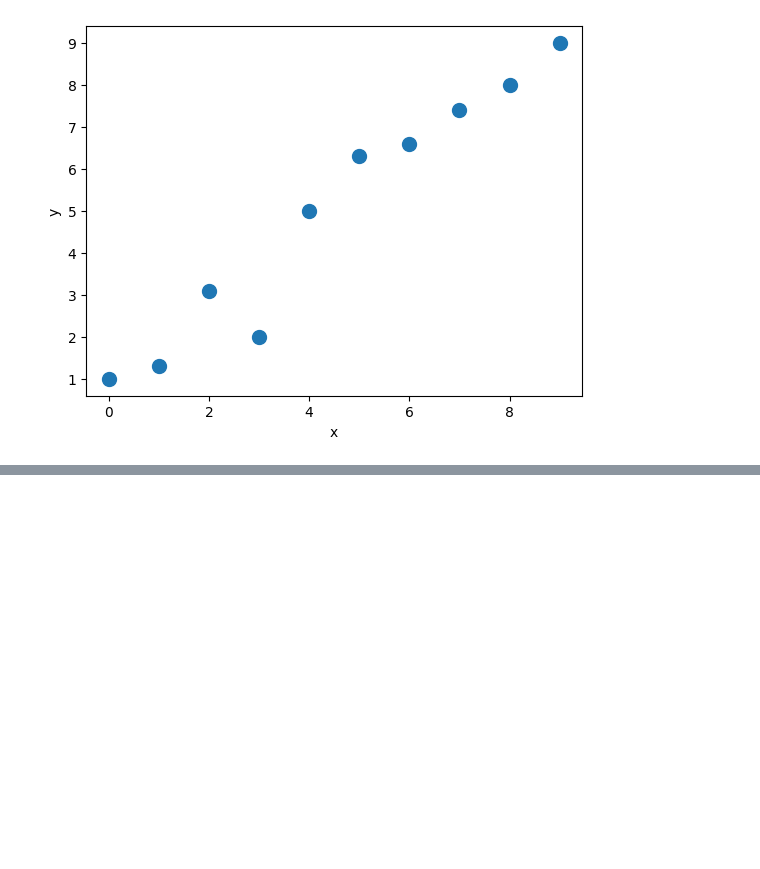
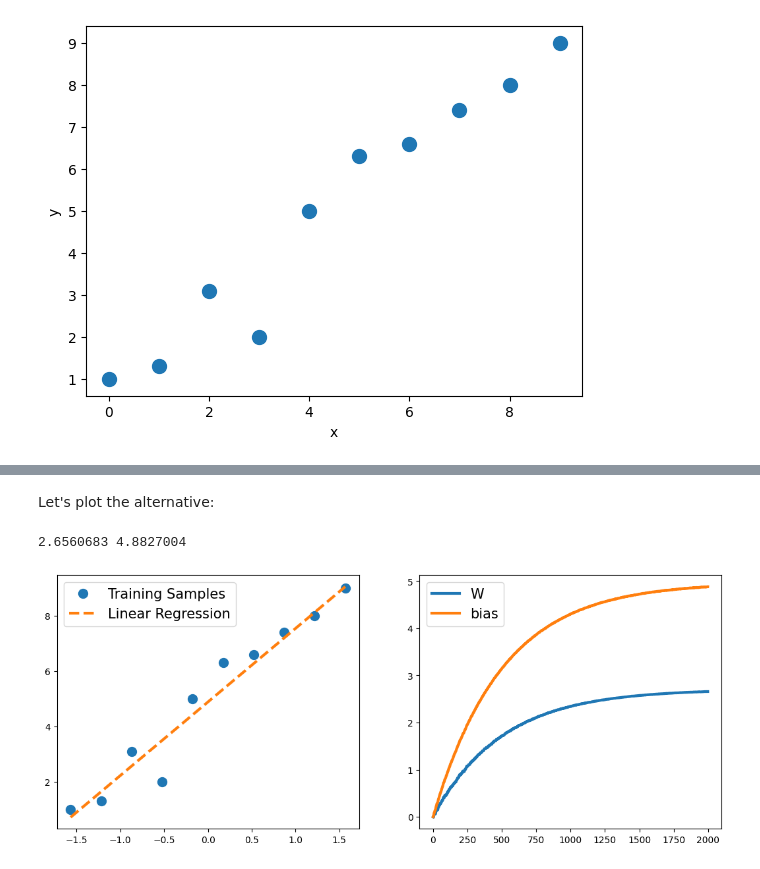
Before and after one commit to azilya/torch_tutorials, a Jupyter notebook: neuro_regression.ipynb, the cells around one changed output, grey strips where cells are left out. Drawn from its saved outputs; the diff is of its cells as text; code cells hidden in the pictures; blank space fills up the shorter version.

```diff
--- a/neuro_regression.ipynb
+++ b/neuro_regression.ipynb
@@ -241,0 +36,7 @@ plt.show()
+# %%
+from torch.utils.data import TensorDataset
+
+ds_train_orig = TensorDataset(
+    torch.tensor(X_train_norm, dtype=torch.float32),
+    torch.tensor(y_train, dtype=torch.float32)
+)
@@ -241,0 +233,26 @@ plt.show()
+# %% [markdown]
+Let's plot the alternative:
+# %%
+with torch.no_grad():
+    print(model2.w.numpy(), model2.b.numpy())
+
+    X_test = np.linspace(0, 9, num=100).reshape(-1, 1)
+    X_test_norm = (X_test - np.mean(X_train)) / np.std(X_train)
+
+    y_pred = model2(torch.tensor(X_test_norm, dtype=torch.float32))
+
+
+fig = plt.figure(figsize=(13, 5))
+ax = fig.add_subplot(1, 2, 1)
+plt.plot(X_train_norm, y_train, 'o', markersize=10)
+plt.plot(X_test_norm, y_pred, '--', lw=3)
+plt.legend(['Training Samples', 'Linear Regression'], fontsize=15)
+
+ax = fig.add_subplot(1, 2, 2)
+plt.plot(Ws, lw=3)
+plt.plot(bs, lw=3)
+plt.legend(['W', 'bias'], fontsize=15)
+plt.show()
+# %% [output]
+2.6560683 4.8827004
+[figure, added]
```
Also changed, not shown: parts of 40 cells of this notebook.
